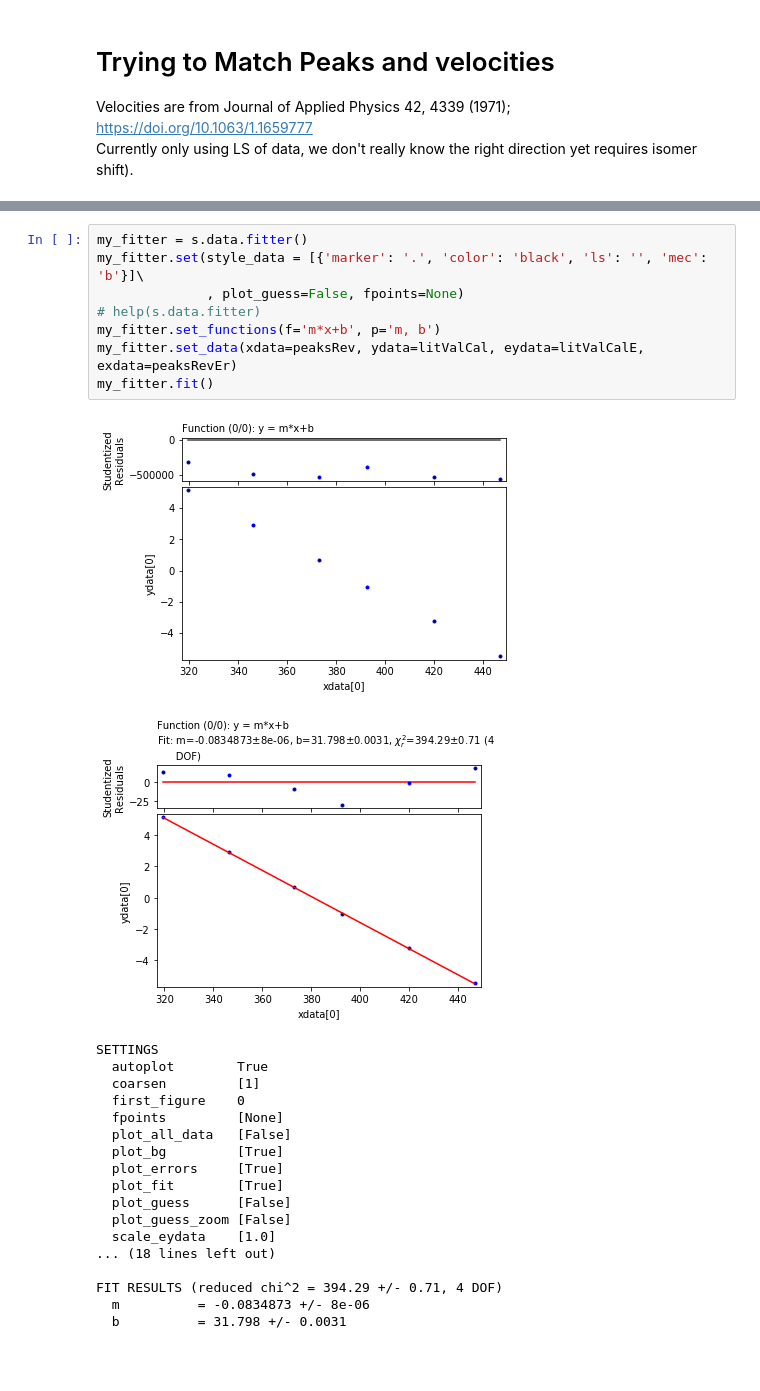
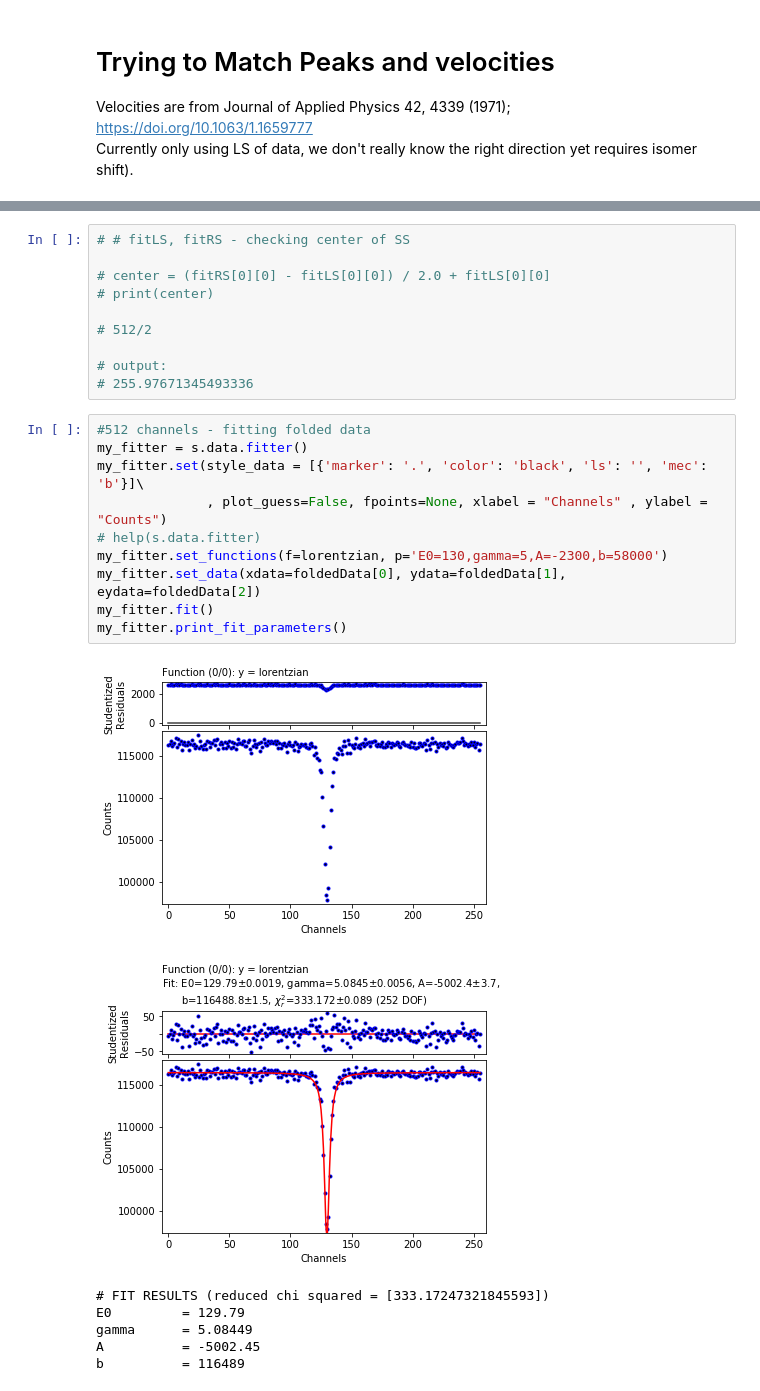
Before and after one commit to eklem1/ModernLab, a Jupyter notebook: foldingFunct.ipynb, the cells around one changed output, grey strips where cells are left out. Cells and saved outputs as stored; diff of their text form; blank space fills up the shorter version.

Commit message:
Cleaned up graphes, reordered data

```diff
--- a/foldingFunct.ipynb
+++ b/foldingFunct.ipynb
@@ -323,28 +370,28 @@ FIT RESULTS (reduced chi^2 = 521.16 +/- 0.71, 4 DOF)
+# %%
+# # fitLS, fitRS - checking center of SS
+
+# center = (fitRS[0][0] - fitLS[0][0]) / 2.0 + fitLS[0][0]
+# print(center)
+
+# 512/2
+
+# output:
+# 255.97671345493336
 # %%
+#512 channels - fitting folded data
 my_fitter = s.data.fitter()
 my_fitter.set(style_data = [{'marker': '.', 'color': 'black', 'ls': '', 'mec': 'b'}]\
-              , plot_guess=False, fpoints=None)
+              , plot_guess=False, fpoints=None, xlabel = "Channels" , ylabel = "Counts")
 # help(s.data.fitter)
-my_fitter.set_functions(f='m*x+b', p='m, b')
-my_fitter.set_data(xdata=peaksRev, ydata=litValCal, eydata=litValCalE, exdata=peaksRevEr)
+my_fitter.set_functions(f=lorentzian, p='E0=130,gamma=5,A=-2300,b=58000')
+my_fitter.set_data(xdata=foldedData[0], ydata=foldedData[1], eydata=foldedData[2])
 my_fitter.fit()
+my_fitter.print_fit_parameters()
 # %% [output]
-[figure, old version]
+[figure, new version]
-[figure, old version]
+[figure, new version]
-SETTINGS
-  autoplot        True
-  coarsen         [1]
-  first_figure    0
-  fpoints         [None]
-  plot_all_data   [False]
-  plot_bg         [True]
-  plot_errors     [True]
-  plot_fit        [True]
-  plot_guess      [False]
-  plot_guess_zoom [False]
-  scale_eydata    [1.0]
-... (18 lines left out)
-
-FIT RESULTS (reduced chi^2 = 394.29 +/- 0.71, 4 DOF)
-  m          = -0.0834873 +/- 8e-06
-  b          = 31.798 +/- 0.0031
+# FIT RESULTS (reduced chi squared = [333.17247321845593])
+E0         = 129.79
+gamma      = 5.08449
+A          = -5002.45
+b          = 116489
```
Also changed, not shown: parts of 18 cells of this notebook.
